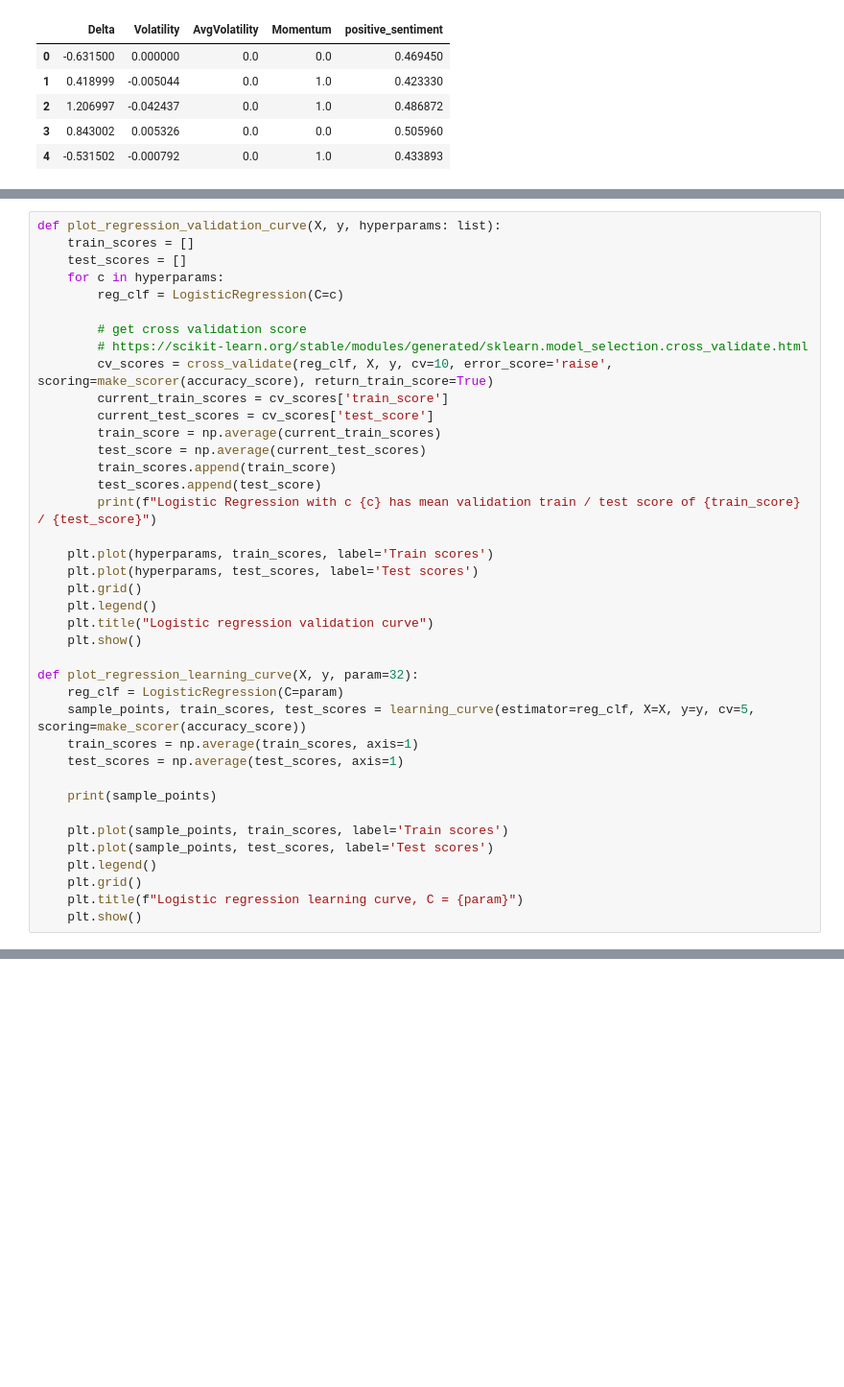
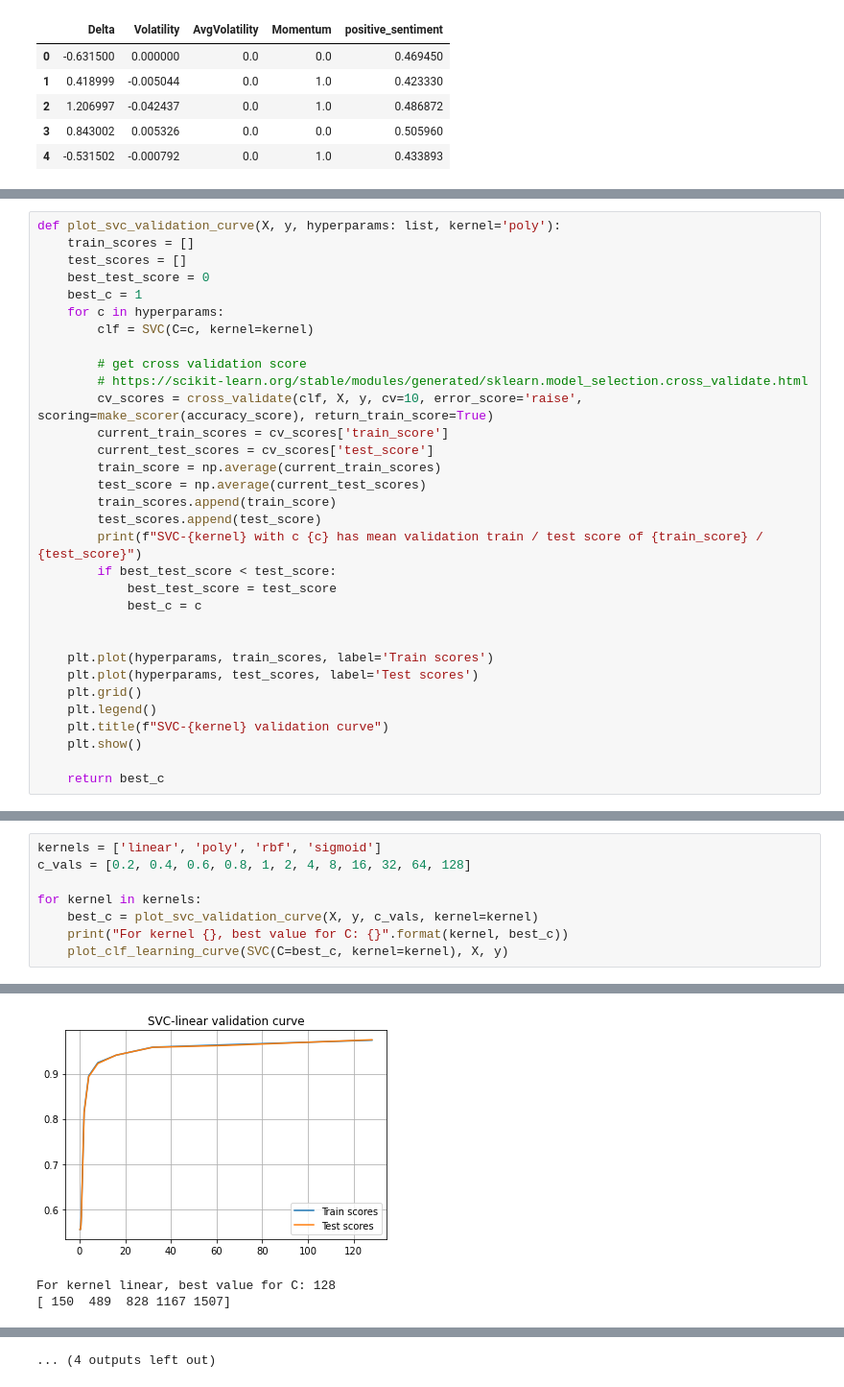
Before and after one commit to shobhitv-builds/nlp-proj, a Jupyter notebook: src/movement-classification.ipynb, the cells around one changed output, grey strips where cells are left out. Shown at 96% size. Drawn from its saved outputs; the diff is of its cells as text; blank space fills up the shorter version.

```diff
--- a/src/movement-classification.ipynb
+++ b/src/movement-classification.ipynb
@@ -42,39 +95,32 @@ print(X_train.shape, y_train.shape)
 # %%
-def plot_regression_validation_curve(X, y, hyperparams: list):
+def plot_svc_validation_curve(X, y, hyperparams: list, kernel='poly'):
     train_scores = []
     test_scores = []
+    best_test_score = 0
+    best_c = 1
     for c in hyperparams:
-        reg_clf = LogisticRegression(C=c)
+        clf = SVC(C=c, kernel=kernel)
 
         # get cross validation score
         # https://scikit-learn.org/stable/modules/generated/sklearn.model_selection.cross_validate.html
-        cv_scores = cross_validate(reg_clf, X, y, cv=10, error_score='raise', scoring=make_scorer(accuracy_score), return_train_score=True)
+        cv_scores = cross_validate(clf, X, y, cv=10, error_score='raise', scoring=make_scorer(accuracy_score), return_train_score=True)
         current_train_scores = cv_scores['train_score']
         current_test_scores = cv_scores['test_score']
         train_score = np.average(current_train_scores)
         test_score = np.average(current_test_scores)
         train_scores.append(train_score)
         test_scores.append(test_score)
-        print(f"Logistic Regression with c {c} has mean validation train / test score of {train_score} / {test_score}")
+        print(f"SVC-{kernel} with c {c} has mean validation train / test score of {train_score} / {test_score}")
+        if best_test_score < test_score:
+            best_test_score = test_score
+            best_c = c
+
 
     plt.plot(hyperparams, train_scores, label='Train scores')
     plt.plot(hyperparams, test_scores, label='Test scores')
     plt.grid()
     plt.legend()
-    plt.title("Logistic regression validation curve")
+    plt.title(f"SVC-{kernel} validation curve")
     plt.show()
 
-def plot_regression_learning_curve(X, y, param=32):
-    reg_clf = LogisticRegression(C=param)
-    sample_points, train_scores, test_scores = learning_curve(estimator=reg_clf, X=X, y=y, cv=5, scoring=make_scorer(accuracy_score))
-    train_scores = np.average(train_scores, axis=1)
-    test_scores = np.average(test_scores, axis=1)
-
-    print(sample_points)
-
-    plt.plot(sample_points, train_scores, label='Train scores')
-    plt.plot(sample_points, test_scores, label='Test scores')
-    plt.legend()
-    plt.grid()
-    plt.title(f"Logistic regression learning curve, C = {param}")
-    plt.show()
+    return best_c
@@ -100,0 +127,9 @@ Logistic Regression with c 128 has mean validation train / test score of 0.96975
+# %%
+kernels = ['linear', 'poly', 'rbf', 'sigmoid']
+c_vals = [0.2, 0.4, 0.6, 0.8, 1, 2, 4, 8, 16, 32, 64, 128]
+
+for kernel in kernels:
+    best_c = plot_svc_validation_curve(X, y, c_vals, kernel=kernel)
+    print("For kernel {}, best value for C: {}".format(kernel, best_c))
+    plot_clf_learning_curve(SVC(C=best_c, kernel=kernel), X, y)
+# %% [output]
@@ -100,0 +148,3 @@ Logistic Regression with c 128 has mean validation train / test score of 0.96975
+[figure, added]
+For kernel linear, best value for C: 128
+[ 150  489  828 1167 1507]
@@ -100,0 +184 @@ Logistic Regression with c 128 has mean validation train / test score of 0.96975
+... (4 outputs left out)
```
Also changed, not shown: parts of 10 cells of this notebook.
